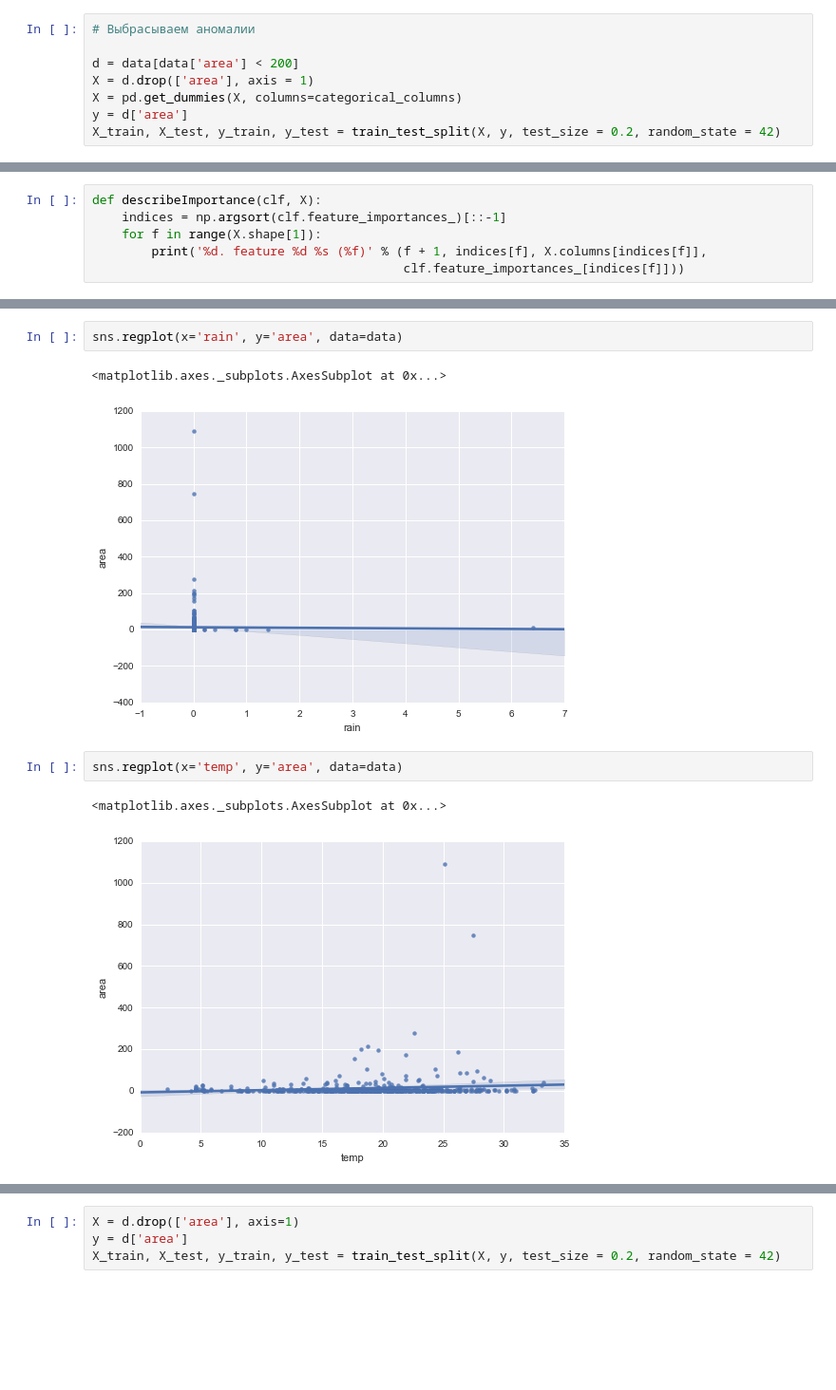
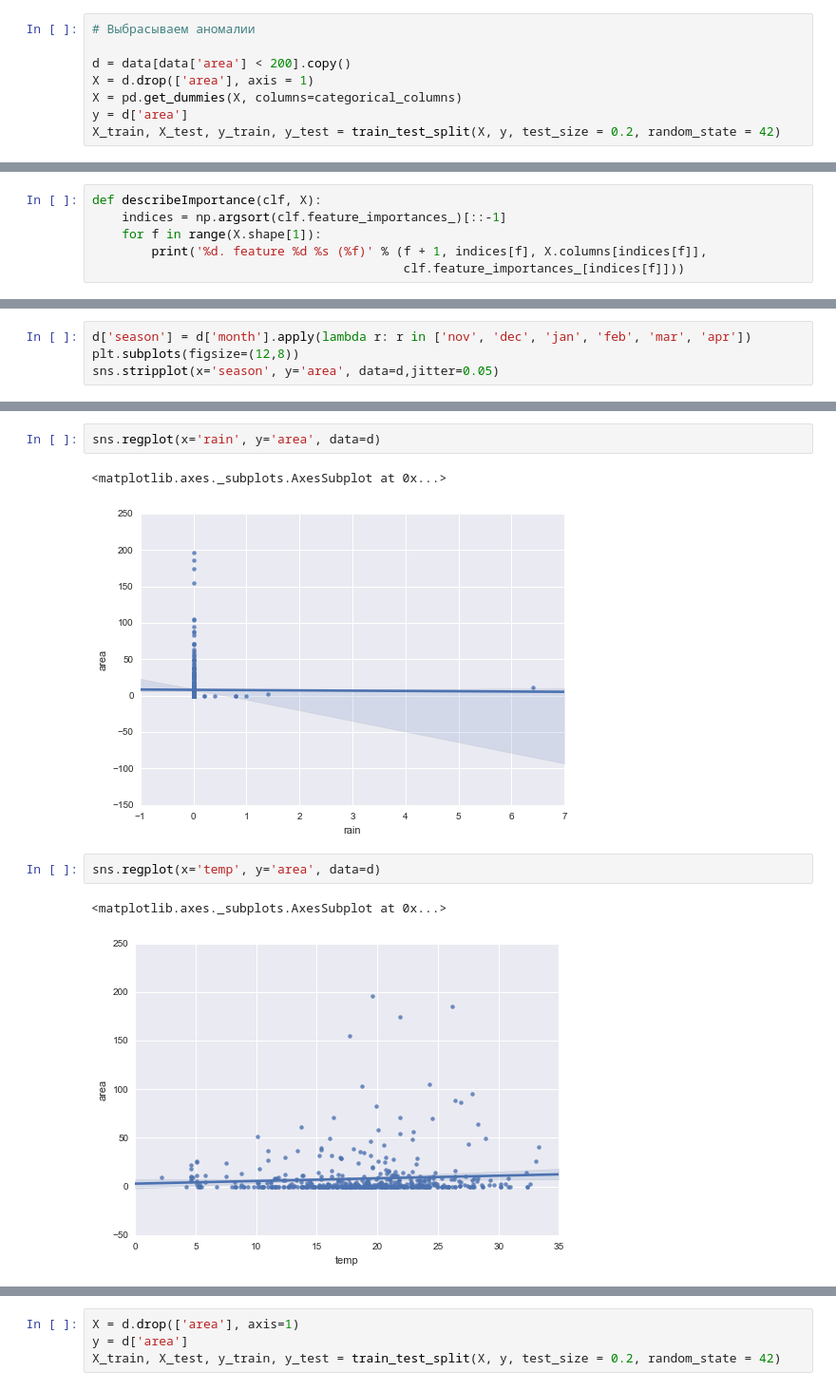
Before and after one commit to senior-sigan/ML_Competitions, a Jupyter notebook: uci_forest-fires/investigate.ipynb, the cells around one changed output, grey strips where cells are left out. Shown at 95% size. Drawn from its saved outputs; the diff is of its cells as text; blank space fills up the shorter version.

```diff
--- a/uci_forest-fires/investigate.ipynb
+++ b/uci_forest-fires/investigate.ipynb
@@ -307,7 +322,7 @@ h=plt.hist(target, bins=50)
 # %%
 # Выбрасываем аномалии
 
-d = data[data['area'] < 200]
+d = data[data['area'] < 200].copy()
 X = d.drop(['area'], axis = 1)
 X = pd.get_dummies(X, columns=categorical_columns)
 y = d['area']
@@ -431,0 +469,4 @@ Name: area, dtype: float64
+# %%
+d['season'] = d['month'].apply(lambda r: r in ['nov', 'dec', 'jan', 'feb', 'mar', 'apr'])
+plt.subplots(figsize=(12,8))
+sns.stripplot(x='season', y='area', data=d,jitter=0.05)
@@ -455,11 +511,11 @@ sns.regplot(x='wind', y='area', data=data)
 # %%
-sns.regplot(x='rain', y='area', data=data)
+sns.regplot(x='rain', y='area', data=d)
 # %% [output]
 <matplotlib.axes._subplots.AxesSubplot at 0x...>
-[figure, old version]
+[figure, new version]
 # %%
-sns.regplot(x='temp', y='area', data=data)
+sns.regplot(x='temp', y='area', data=d)
 # %% [output]
 <matplotlib.axes._subplots.AxesSubplot at 0x...>
-[figure, old version]
+[figure, new version]
 # %%
```
Also changed, not shown: parts of 46 cells of this notebook, 8 other files.
